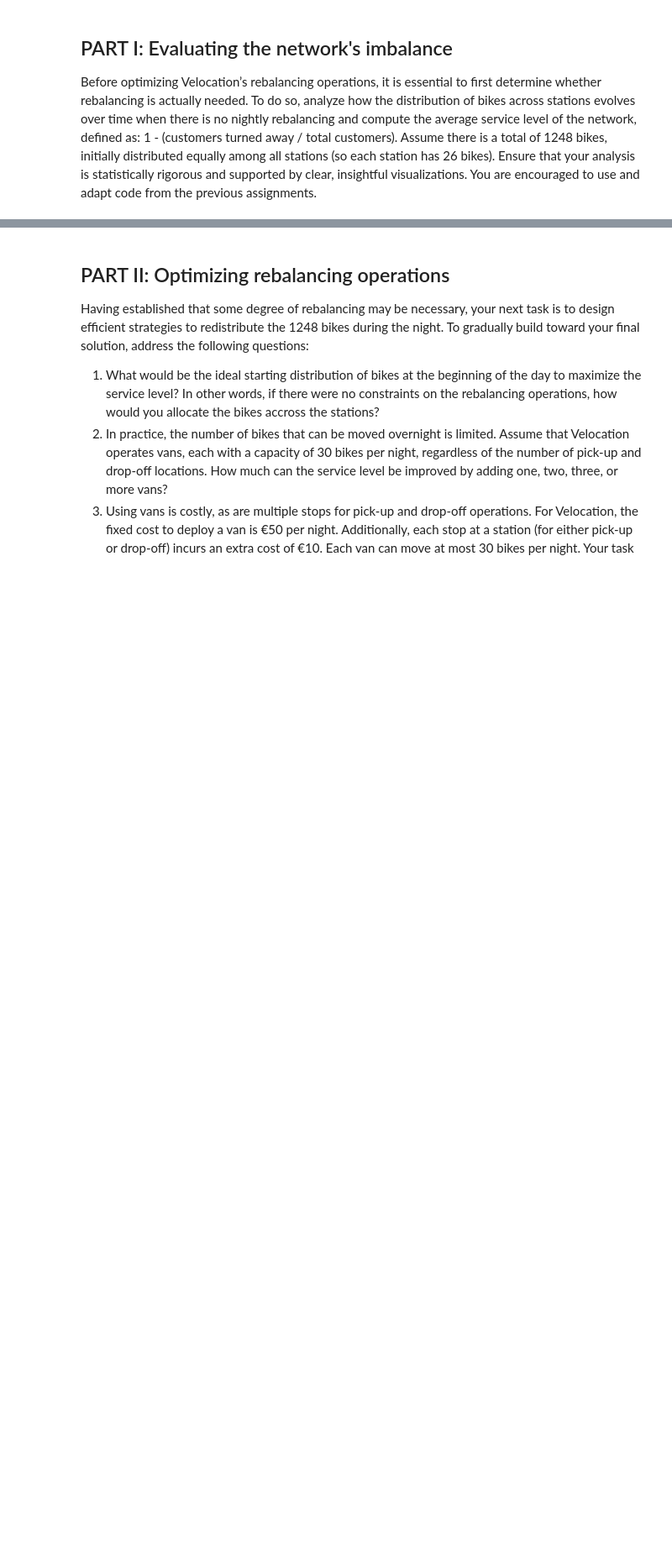
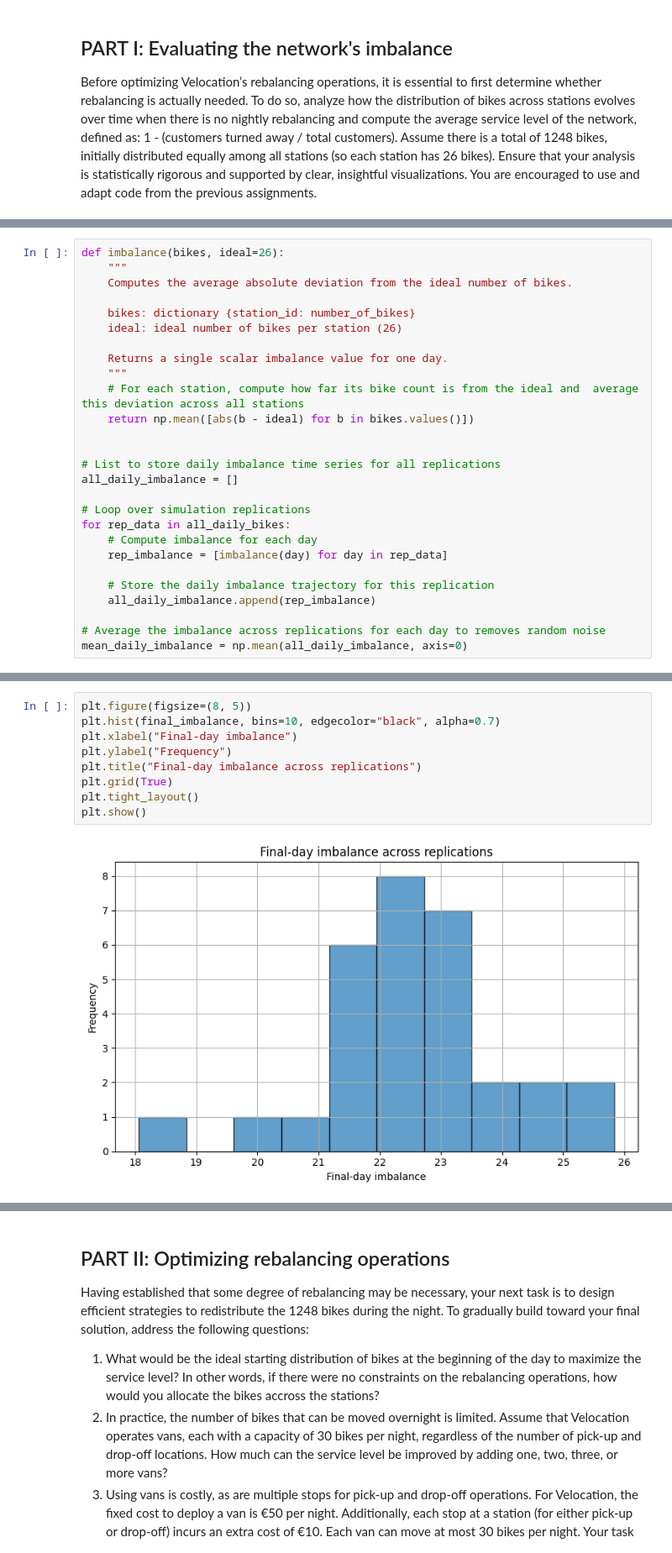
Before and after one commit to kuborro123/magda_is_demon_hunter, a Jupyter notebook: 1CK130_Assignment_4.ipynb, the cells around one changed output, grey strips where cells are left out. Shown at 84% size. Saved outputs shown, nothing was run; the diff lists cells and outputs as text; blank space fills up the shorter version.

```diff
--- a/1CK130_Assignment_4.ipynb
+++ b/1CK130_Assignment_4.ipynb
@@ -40,0 +677,27 @@ Assume there is a total of 1248 bikes, initially distributed equally among all s
+# %%
+def imbalance(bikes, ideal=26):
+    """
+    Computes the average absolute deviation from the ideal number of bikes.
+
+    bikes: dictionary {station_id: number_of_bikes}
+    ideal: ideal number of bikes per station (26)
+
+    Returns a single scalar imbalance value for one day.
+    """
+    # For each station, compute how far its bike count is from the ideal and  average this deviation across all stations
+    return np.mean([abs(b - ideal) for b in bikes.values()])
+
+
+# List to store daily imbalance time series for all replications
+all_daily_imbalance = []
+
+# Loop over simulation replications
+for rep_data in all_daily_bikes:
+    # Compute imbalance for each day
+    rep_imbalance = [imbalance(day) for day in rep_data]
+
+    # Store the daily imbalance trajectory for this replication
+    all_daily_imbalance.append(rep_imbalance)
+
+# Average the imbalance across replications for each day to removes random noise
+mean_daily_imbalance = np.mean(all_daily_imbalance, axis=0)
@@ -40,0 +782,11 @@ Assume there is a total of 1248 bikes, initially distributed equally among all s
+# %%
+plt.figure(figsize=(8, 5))
+plt.hist(final_imbalance, bins=10, edgecolor="black", alpha=0.7)
+plt.xlabel("Final-day imbalance")
+plt.ylabel("Frequency")
+plt.title("Final-day imbalance across replications")
+plt.grid(True)
+plt.tight_layout()
+plt.show()
+# %% [output]
+[figure, added]
```
Also changed, not shown: parts of 30 cells of this notebook.
